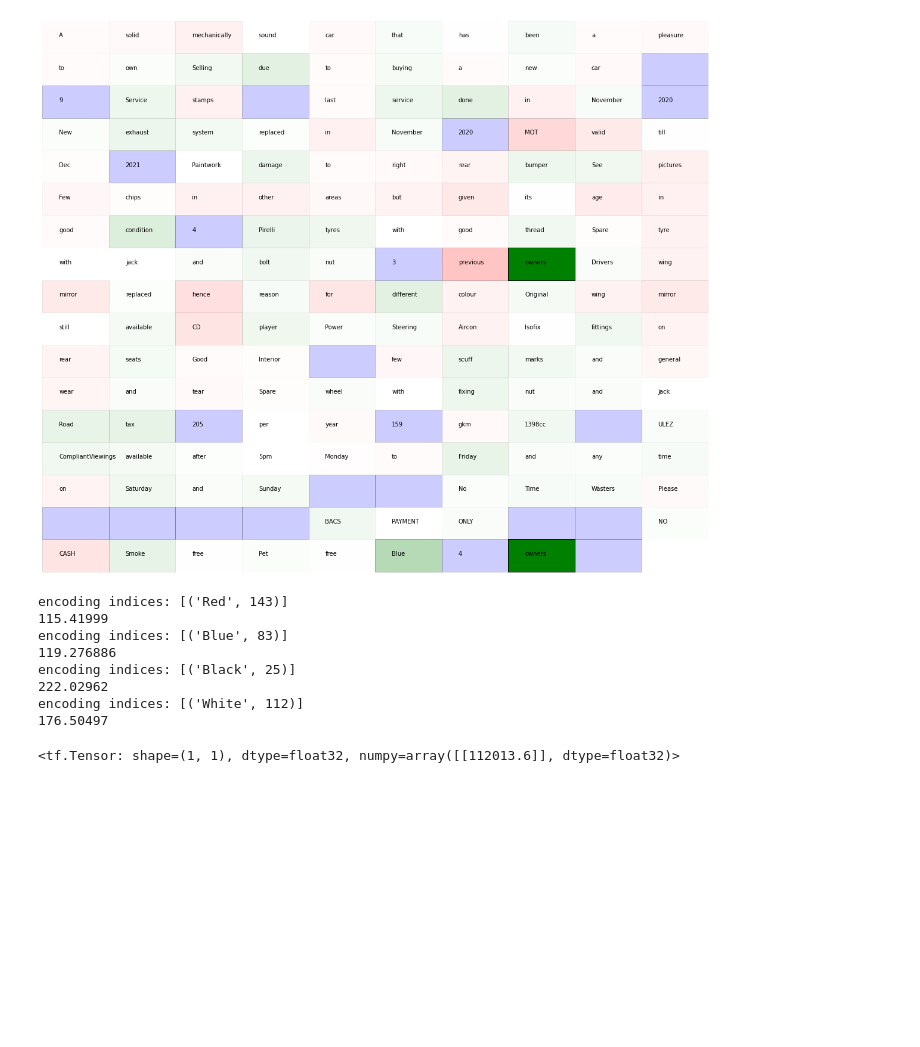
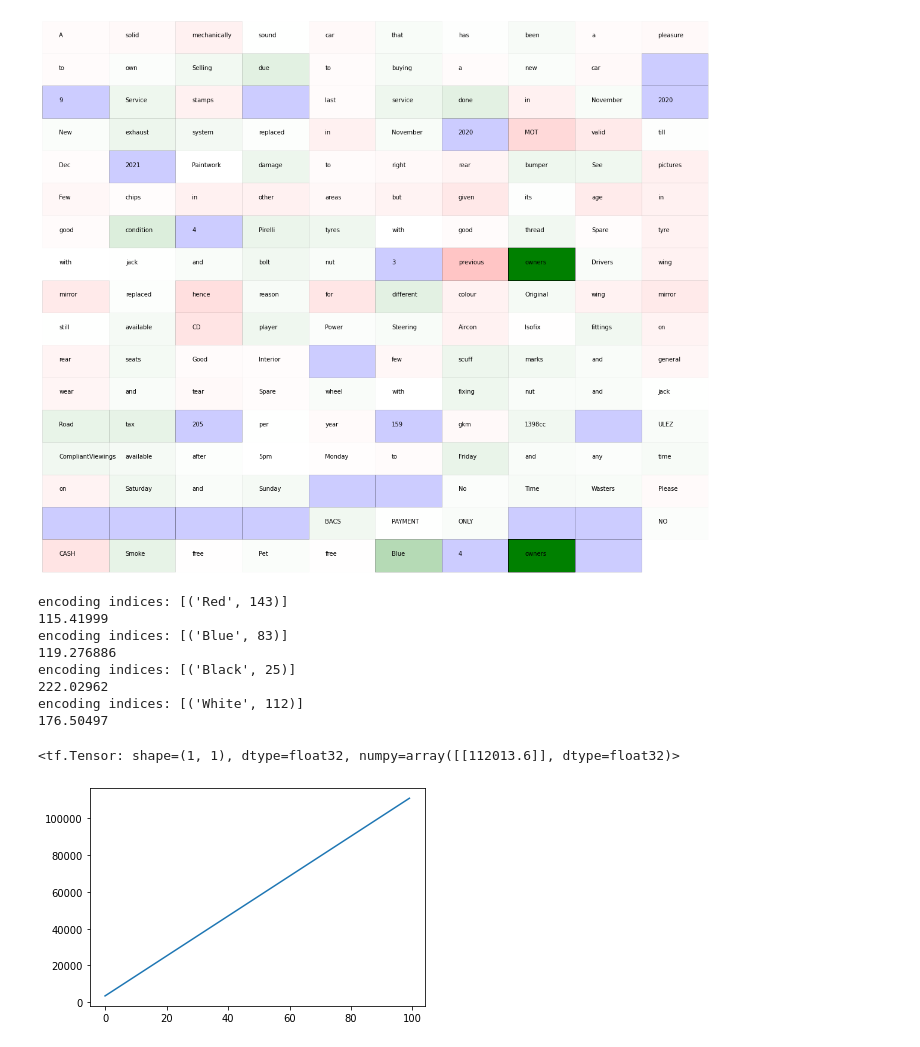
Before and after one commit to Llamrei/car_data_analysis, a Jupyter notebook: NLP saliency.ipynb, the cells around one changed output. Saved outputs shown, nothing was run; the diff lists cells and outputs as text; code cells hidden in the pictures; blank space fills up the shorter version.

```diff
--- a/NLP saliency.ipynb
+++ b/NLP saliency.ipynb
@@ -376,11 +376,12 @@ encoding indices: [('Black', 25)]
 222.02962
 encoding indices: [('White', 112)]
 176.50497
-# %%
-scale = 100
-word_scaling = [model(tf.constant("owners "*x)[tf.newaxis,...]) for x in range(scale)]
-plt.plot(range(scale), wo)
-
-model(tf.constant("owners "*100)[tf.newaxis,...])
-# %% [output]
-<tf.Tensor: shape=(1, 1), dtype=float32, numpy=array([[112013.6]], dtype=float32)>
+# %%
+scale = 100
+word_scaling = [tf.squeeze(model(tf.constant("owners "*x)[tf.newaxis,...])) for x in range(scale)]
+plt.plot(range(scale), word_scaling)
+
+model(tf.constant("owners "*100)[tf.newaxis,...])
+# %% [output]
+<tf.Tensor: shape=(1, 1), dtype=float32, numpy=array([[112013.6]], dtype=float32)>
+[figure, added]
```
Also changed, not shown: parts of 4 cells of this notebook.
